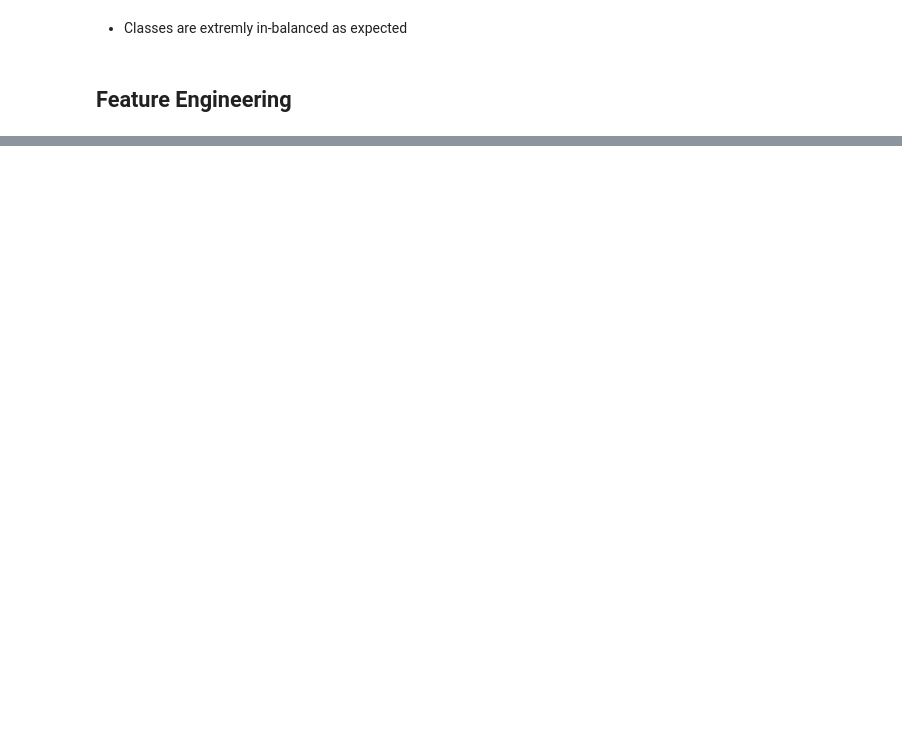
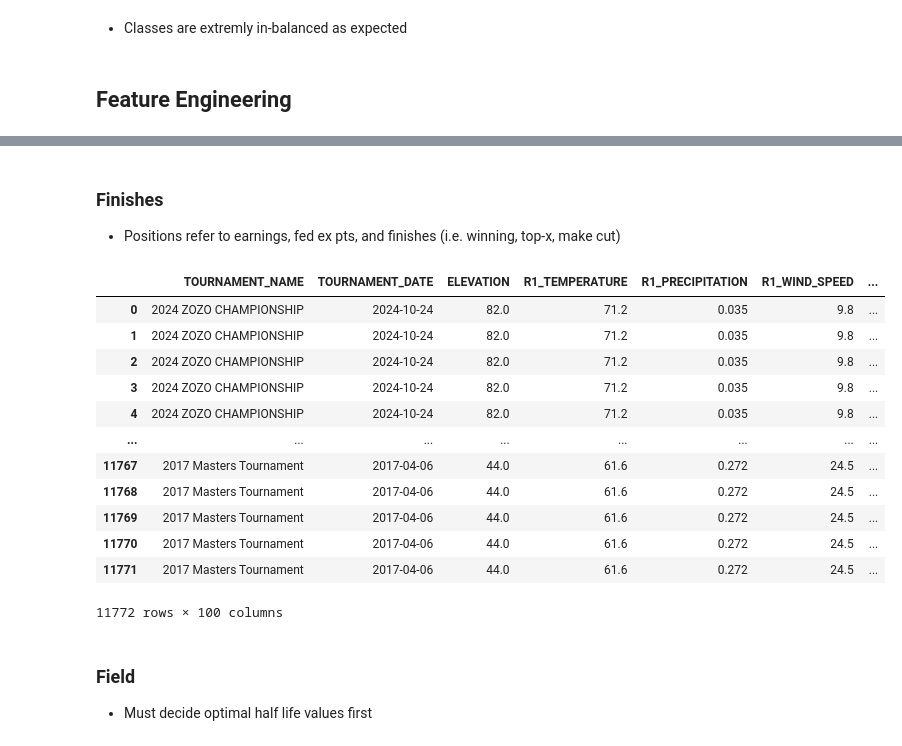
Before and after one commit to nickospelt/PGA_Score_Predictor, a Jupyter notebook: Model Development/place_classification.ipynb, the cells around one changed output, grey strips where cells are left out. Cells and saved outputs as stored; diff of their text form; code cells hidden in the pictures; blank space fills up the shorter version.

```diff
--- a/Model Development/place_classification.ipynb
+++ b/Model Development/place_classification.ipynb
@@ -90,0 +277,53 @@ class_distribution_df
+# %% [markdown]
+### Finishes
+- Positions refer to earnings, fed ex pts, and finishes (i.e. winning, top-x, make cut)
+# %%
+def convert_string_to_date(date_string):
+    return datetime.strptime(date_string, "%Y-%m-%d")
+
+def compute_days_between(date_one, date_two):
+    duration = date_two - date_one
+    return duration.days
+
+def calc_yearly_finish_totals(df, player_name, tournament_date):
+    features = ['TOURNAMENT_DATE', 'EARNINGS', 'FEDEX_PTS', 'FINISH']
+    prev_year_rounds_df = df[features].loc[df['PLAYER_NAME'] == player_name].copy()
+    tournament_date = convert_string_to_date(tournament_date)
+    prev_year_date = tournament_date - relativedelta(days=369)
+    prev_year_rounds_df.loc[:, 'TOURNAMENT_DATE'] = prev_year_rounds_df.apply(lambda row: convert_string_to_date(row['TOURNAMENT_DATE']), axis=1)
+    prev_year_rounds_df = prev_year_rounds_df.loc[(prev_year_rounds_df['TOURNAMENT_DATE'] < tournament_date) & (prev_year_rounds_df['TOURNAMENT_DATE'] >= prev_year_date)].sort_values(by='TOURNAMENT_DATE', ascending=False)
+
+    if prev_year_rounds_df.shape[0] == 0:
+        return None
+
+    apperances = prev_year_rounds_df.shape[0]
+    earnings = prev_year_rounds_df['EARNINGS'].sum() / apperances
+    fed_ex_pts = prev_year_rounds_df['FEDEX_PTS'].sum() / apperances
+    wins = (prev_year_rounds_df['FINISH'] == 'WIN').sum() / apperances
+    top_five = ((prev_year_rounds_df['FINISH'] == 'WIN') | (prev_year_rounds_df['FINISH'] == 'TOP 5')).sum() / apperances
+    top_ten = ((prev_year_rounds_df['FINISH'] == 'WIN') | (prev_year_rounds_df['FINISH'] == 'TOP 5') | (prev_year_rounds_df['FINISH'] == 'TOP 10')).sum() / apperances
+    top_twenty = ((prev_year_rounds_df['FINISH'] == 'WIN') | (prev_year_rounds_df['FINISH'] == 'TOP 5') | (prev_year_rounds_df['FINISH'] == 'TOP 10') | (prev_year_rounds_df['FINISH'] == 'TOP 20')).sum() / apperances
+    made_cuts = ((prev_year_rounds_df['FINISH'] == 'WIN') | (prev_year_rounds_df['FINISH'] == 'TOP 5') | (prev_year_rounds_df['FINISH'] == 'TOP 10') | (prev_year_rounds_df['FINISH'] == 'TOP 20') | (prev_year_rounds_df['FINISH'] == 'MADE CUT')).sum() / apperances
+
+    return earnings, fed_ex_pts, wins, top_five, top_ten, top_twenty, made_cuts, apperances
+
+tournament_df[['T12_EARNINGS', 'T12_FED_EX_PTS', 'T12_WINS', 'T12_TOP_5', 'T12_TOP_10', 'T12_TOP_20', 'T12_MADE_CUTS', 'T12_APPERANCES']] = tournament_df.apply(
+        lambda row: pd.Series(calc_yearly_finish_totals(tournament_df, row['PLAYER_NAME'], row['TOURNAMENT_DATE'])), axis=1)
+tournament_df
+# %% [output]
+|  | TOURNAMENT_NAME | TOURNAMENT_DATE | ELEVATION | R1_TEMPERATURE | R1_PRECIPITATION | R1_WIND_SPEED | ... |
+| 0 | 2024 ZOZO CHAMPIONSHIP | 2024-10-24 | 82.0 | 71.2 | 0.035 | 9.8 | ... |
+| 1 | 2024 ZOZO CHAMPIONSHIP | 2024-10-24 | 82.0 | 71.2 | 0.035 | 9.8 | ... |
+| 2 | 2024 ZOZO CHAMPIONSHIP | 2024-10-24 | 82.0 | 71.2 | 0.035 | 9.8 | ... |
+| 3 | 2024 ZOZO CHAMPIONSHIP | 2024-10-24 | 82.0 | 71.2 | 0.035 | 9.8 | ... |
+| 4 | 2024 ZOZO CHAMPIONSHIP | 2024-10-24 | 82.0 | 71.2 | 0.035 | 9.8 | ... |
+| ... | ... | ... | ... | ... | ... | ... | ... |
+| 11767 | 2017 Masters Tournament | 2017-04-06 | 44.0 | 61.6 | 0.272 | 24.5 | ... |
+| 11768 | 2017 Masters Tournament | 2017-04-06 | 44.0 | 61.6 | 0.272 | 24.5 | ... |
+| 11769 | 2017 Masters Tournament | 2017-04-06 | 44.0 | 61.6 | 0.272 | 24.5 | ... |
+| 11770 | 2017 Masters Tournament | 2017-04-06 | 44.0 | 61.6 | 0.272 | 24.5 | ... |
+| 11771 | 2017 Masters Tournament | 2017-04-06 | 44.0 | 61.6 | 0.272 | 24.5 | ... |
+11772 rows × 100 columns
+# %% [markdown]
+### Field
+- Must decide optimal half life values first
```
Also changed, not shown: parts of 19 cells of this notebook, 3 other files.
